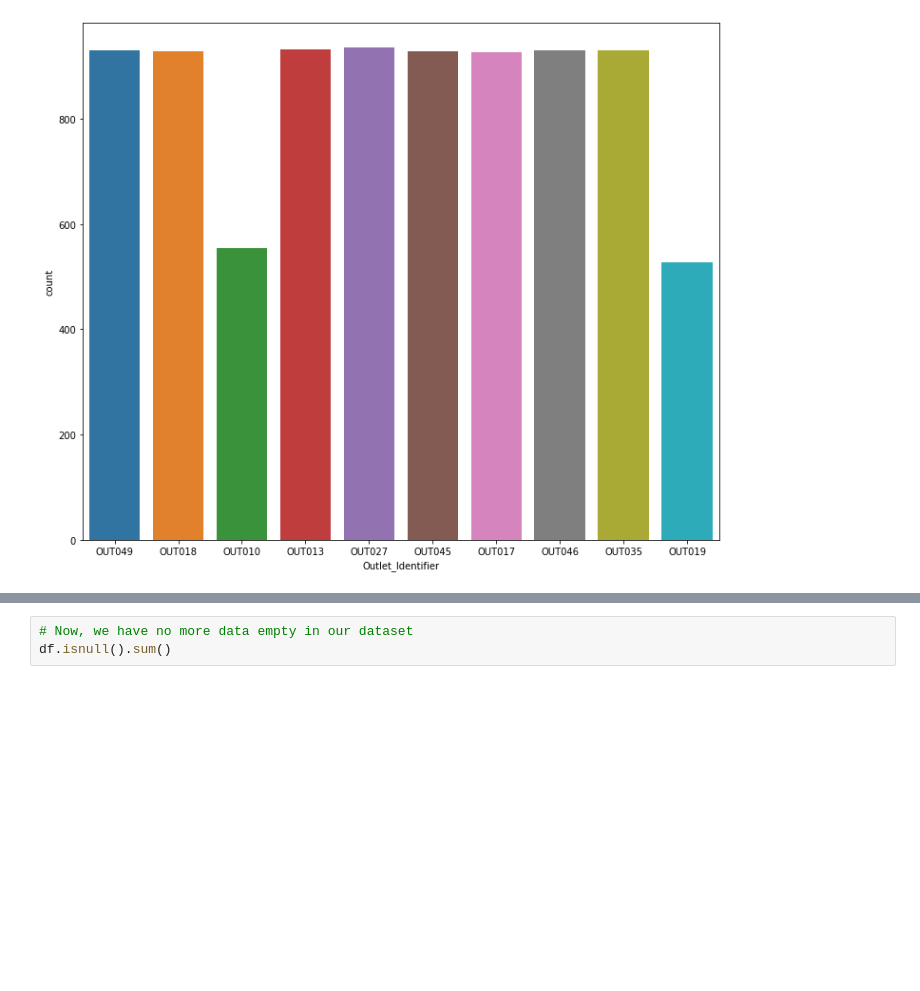
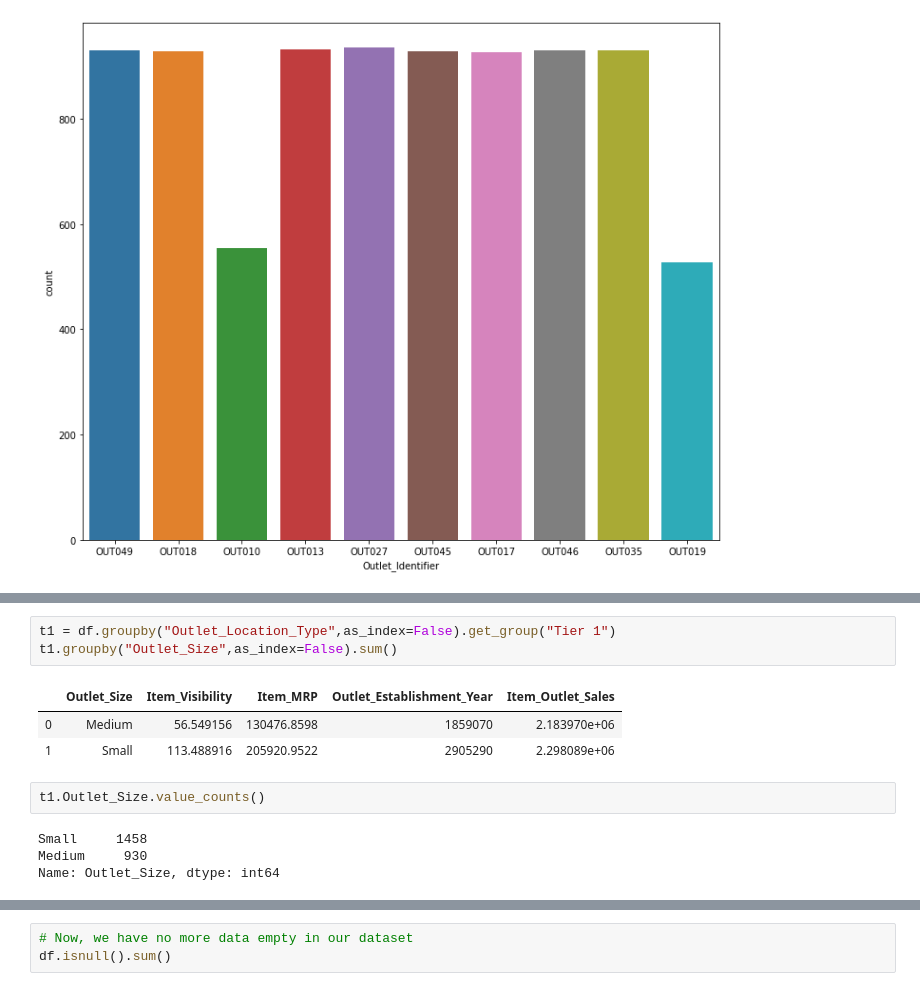
Before and after one commit to Ngrover24198/Big_Mart_Sales_Prediction, a Jupyter notebook: Big_Mart_Sales_Prediction.ipynb, the cells around one changed output, grey strips where cells are left out. Cells and saved outputs as stored; diff of their text form; blank space fills up the shorter version.

```diff
--- a/Big_Mart_Sales_Prediction.ipynb
+++ b/Big_Mart_Sales_Prediction.ipynb
@@ -244,0 +308,13 @@ df["Outlet_Size"].mode()[0]
+# %%
+t1 = df.groupby("Outlet_Location_Type",as_index=False).get_group("Tier 1")
+t1.groupby("Outlet_Size",as_index=False).sum()
+# %% [output]
+|  | Outlet_Size | Item_Visibility | Item_MRP | Outlet_Establishment_Year | Item_Outlet_Sales |
+| 0 | Medium | 56.549156 | 130476.8598 | 1859070 | 2.183970e+06 |
+| 1 | Small | 113.488916 | 205920.9522 | 2905290 | 2.298089e+06 |
+# %%
+t1.Outlet_Size.value_counts()
+# %% [output]
+Small     1458
+Medium     930
+Name: Outlet_Size, dtype: int64
```
Also changed, not shown: parts of 40 cells of this notebook, 1 other file.
